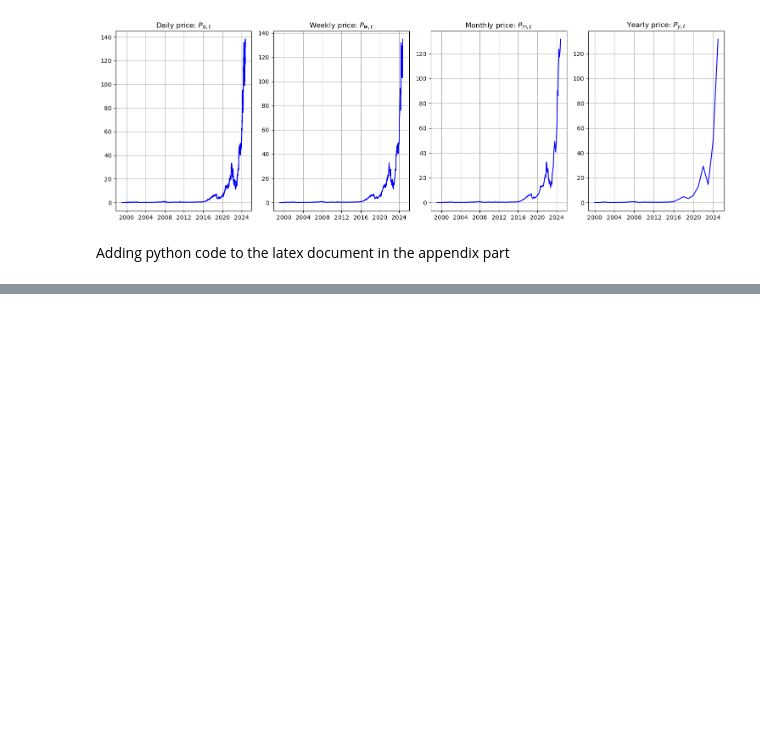
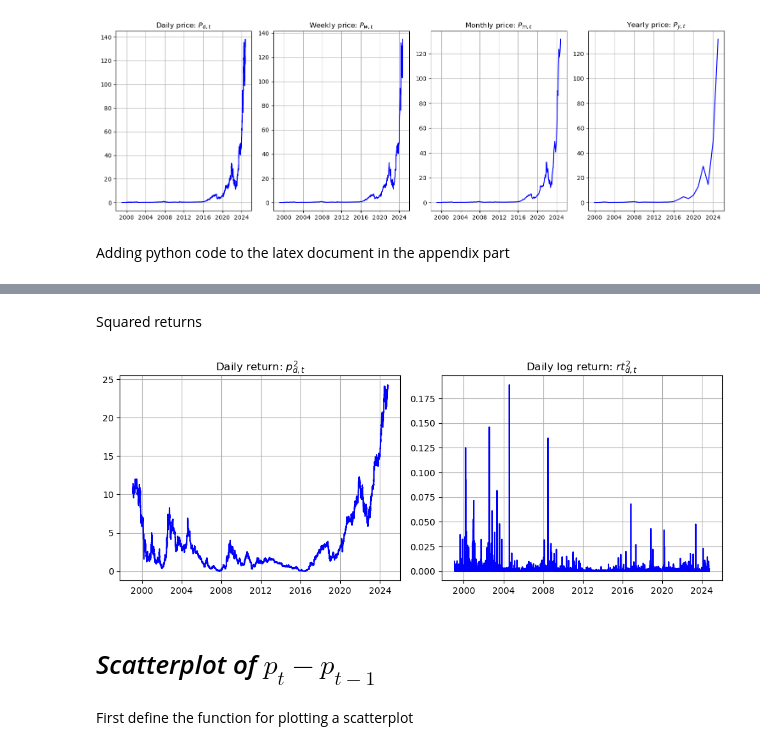
Before and after one commit to cgav1n1/Econometrics_Stylized_Facts, a Jupyter notebook: MidTermAssignment.ipynb, the cells around one changed output, grey strips where cells are left out. Drawn from its saved outputs; the diff is of its cells as text; code cells hidden in the pictures; blank space fills up the shorter version.

```diff
--- a/MidTermAssignment.ipynb
+++ b/MidTermAssignment.ipynb
@@ -244,0 +307,23 @@ with open("Latex/code_appendix.tex", "w") as file:
+# %% [markdown]
+Squared returns
+# %%
+fig, axs = plt.subplots(1, 2, figsize=(10, 4))
+
+# Daily squared log price
+axs[0].plot(pt_d_all.index, pt_d_all**2, color='blue')
+axs[0].set_title('Daily return: $p_{d,t}^2$')
+axs[0].grid(True)
+# Daily squared log returns
+axs[1].plot(rt_d_all.index, rt_d_all**2, color='blue')
+axs[1].set_title('Daily log return: $rt_{d,t}^2$')
+axs[1].grid(True)
+
+plt.tight_layout()
+plt.savefig('Latex/Img/squared_log_returns.pdf', format='pdf', bbox_inches='tight')
+plt.show()
+# %% [output]
+[figure, added]
+# %% [markdown]
+# *Scatterplot of $p_{t} - p_{t-1}$*
+# %% [markdown]
+First define the function for plotting a scatterplot
```
Also changed, not shown: parts of 12 cells of this notebook, 7 other files.
